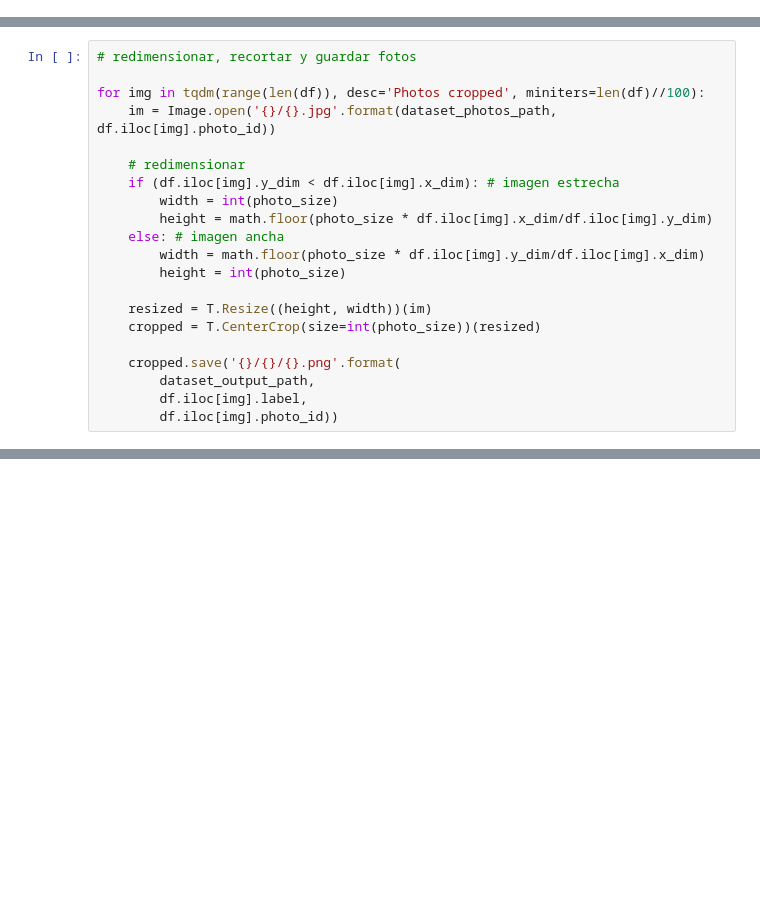
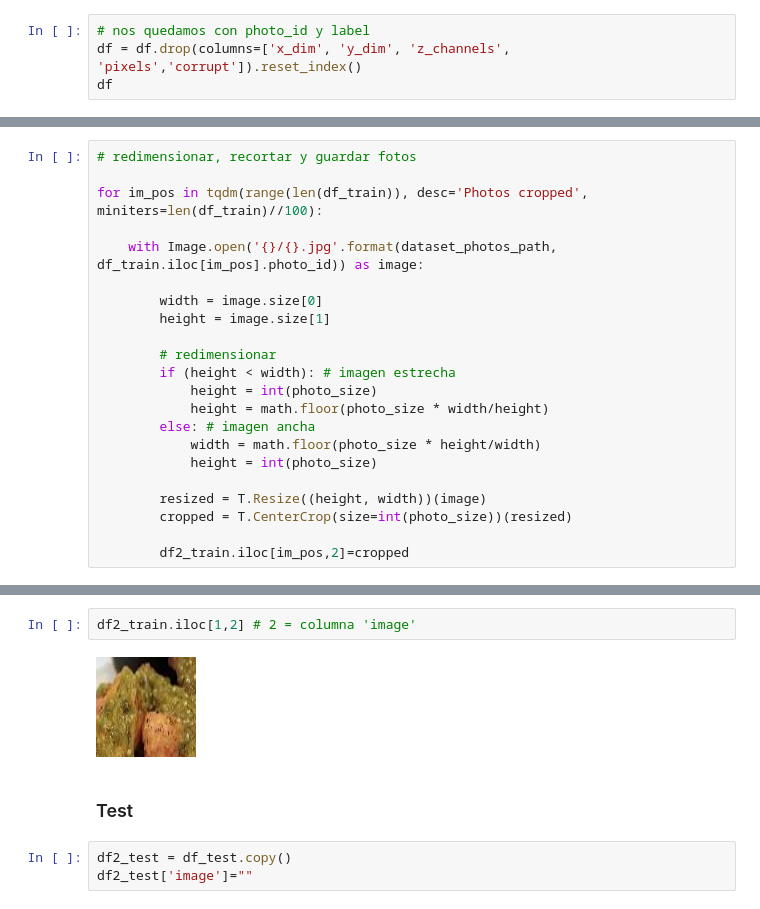
Before and after one commit to ptavaressilva/MDS_TF, a Jupyter notebook: 01_Preparación_flat_toy_dataset.ipynb, the cells around one changed output, grey strips where cells are left out. Cells and saved outputs as stored; diff of their text form; blank space fills up the shorter version.

```diff
--- a/01_Preparación_flat_toy_dataset.ipynb
+++ b/01_Preparación_flat_toy_dataset.ipynb
@@ -37,0 +43,4 @@ df = pickle.load(open(df_pickle_file,'rb'))
+# %%
+# nos quedamos con photo_id y label
+df = df.drop(columns=['x_dim', 'y_dim', 'z_channels', 'pixels','corrupt']).reset_index()
+df
@@ -62,21 +144,22 @@ if max_photos > 0: # max_photos == 0 significa usar todas las fotos
 # %%
 # redimensionar, recortar y guardar fotos
 
-for img in tqdm(range(len(df)), desc='Photos cropped', miniters=len(df)//100):
-    im = Image.open('{}/{}.jpg'.format(dataset_photos_path, df.iloc[img].photo_id))
+for im_pos in tqdm(range(len(df_train)), desc='Photos cropped', miniters=len(df_train)//100):
 
-    # redimensionar
-    if (df.iloc[img].y_dim < df.iloc[img].x_dim): # imagen estrecha
-        width = int(photo_size)
-        height = math.floor(photo_size * df.iloc[img].x_dim/df.iloc[img].y_dim)
-    else: # imagen ancha
-        width = math.floor(photo_size * df.iloc[img].y_dim/df.iloc[img].x_dim)
-        height = int(photo_size)
+    with Image.open('{}/{}.jpg'.format(dataset_photos_path, df_train.iloc[im_pos].photo_id)) as image:
 
-    resized = T.Resize((height, width))(im)
-    cropped = T.CenterCrop(size=int(photo_size))(resized)
+        width = image.size[0]
+        height = image.size[1]
 
-    cropped.save('{}/{}/{}.png'.format(
-        dataset_output_path,
-        df.iloc[img].label,
-        df.iloc[img].photo_id))
+        # redimensionar
+        if (height < width): # imagen estrecha
+            height = int(photo_size)
+            height = math.floor(photo_size * width/height)
+        else: # imagen ancha
+            width = math.floor(photo_size * height/width)
+            height = int(photo_size)
+
+        resized = T.Resize((height, width))(image)
+        cropped = T.CenterCrop(size=int(photo_size))(resized)
+
+        df2_train.iloc[im_pos,2]=cropped
@@ -87,0 +175,9 @@ import math
+# %%
+df2_train.iloc[1,2] # 2 = columna 'image'
+# %% [output]
+[figure, added]
+# %% [markdown]
+### Test
+# %%
+df2_test = df_test.copy()
+df2_test['image']=""
```
Also changed, not shown: parts of 52 cells of this notebook.
